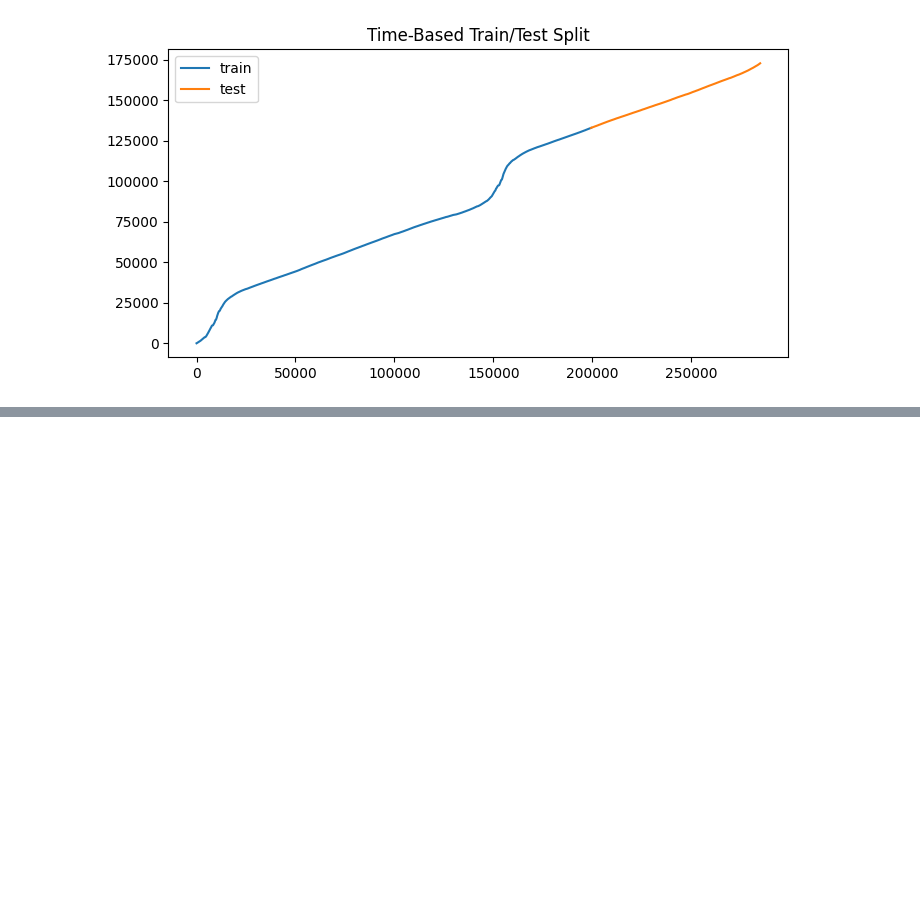
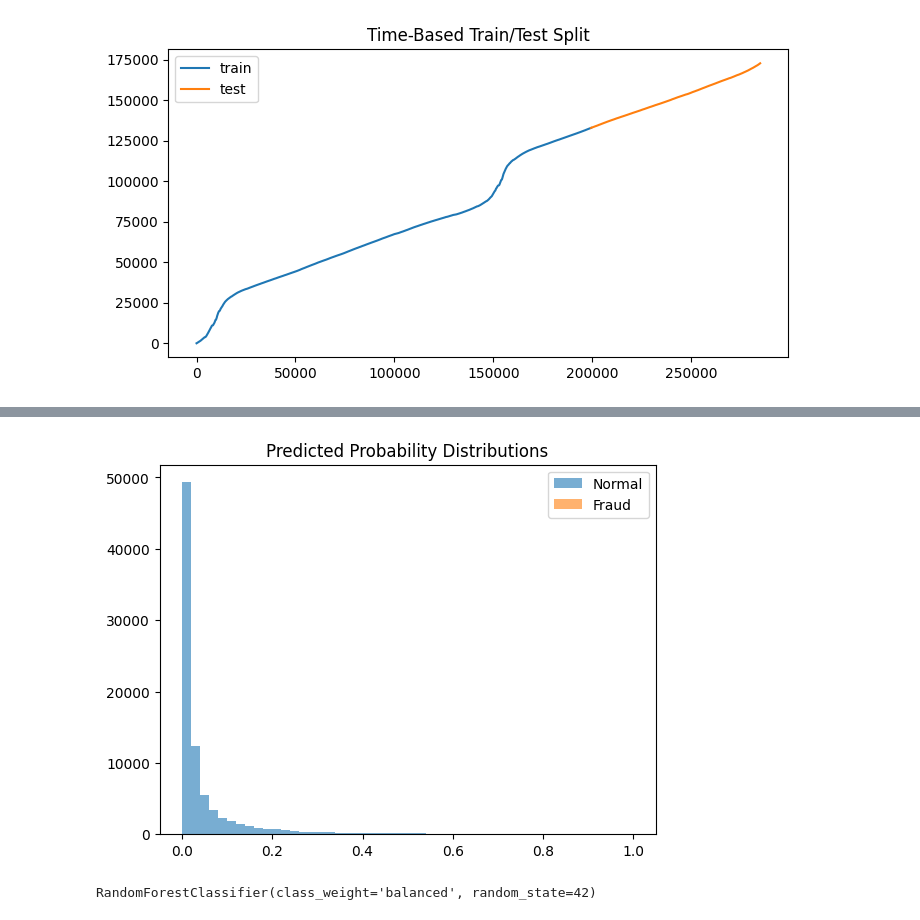
Before and after one commit to nevilleajim/real_time_fraud_detection_system, a Jupyter notebook: real_time_fraud_detection_system.ipynb, the cells around one changed output, grey strips where cells are left out. Saved outputs shown, nothing was run; the diff lists cells and outputs as text; code cells hidden in the pictures; blank space fills up the shorter version.

Commit message:
Training the model using Logistic Regression and Random Forest

```diff
--- a/real_time_fraud_detection_system.ipynb
+++ b/real_time_fraud_detection_system.ipynb
@@ -218,12 +235,19 @@ plt.title("Time-Based Train/Test Split")
 plt.show()
 # %% [output]
 [figure]
+# %%
+scaler = StandardScaler()
+
+X_train_scaled = X_train.copy()
+X_test_scaled = X_test.copy()
+
+X_train_scaled[["Time","Amount"]] = scaler.fit_transform(X_train[["Time", "Amount"]])
+X_test_scaled[["Time", "Amount"]] = scaler.transform(X_test[["Time", "Amount"]])
 # %%
 log_reg = LogisticRegression(
     class_weight='balanced',
-    max_iter=1000,
-    n_jobs=-1
+    max_iter=5000,
 )
 
-log_reg.fit(X_train, y_train)
+log_reg.fit(X_train_scaled, y_train)
 # %% [output]
@@ -230,0 +255,7 @@ TypeError: float() argument must be a string or a real number, not 'pandas._libs
+# %%
+y_pred = log_reg.predict(X_test_scaled)
+y_proba = log_reg.predict_proba(X_test_scaled)[:, 1]
+
+print("ROC-AUC:", roc_auc_score(y_test, y_proba))
+print("Confusion Matrix: ", confusion_matrix(y_test, y_pred))
+print("Classification Report", classification_report(y_test, y_pred, digits=4))
@@ -230,0 +274,22 @@ TypeError: float() argument must be a string or a real number, not 'pandas._libs
+# %%
+
+fraud_scores = y_proba[y_test == 1]
+normal_scores = y_proba[y_test == 0]
+
+plt.hist(normal_scores, bins=50, alpha=0.6, label='Normal')
+plt.hist(fraud_scores, bins=50, alpha=0.6, label='Fraud')
+plt.legend()
+plt.title("Predicted Probability Distributions")
+plt.show()
+# %% [output]
+[figure, added]
+# %%
+random_forest = RandomForestClassifier(
+    n_estimators=100,
+    class_weight='balanced',
+    random_state=42
+)
+
+random_forest.fit(X_train_scaled, y_train)
+# %% [output]
+RandomForestClassifier(class_weight='balanced', random_state=42)
```
Also changed, not shown: parts of 7 cells of this notebook.
